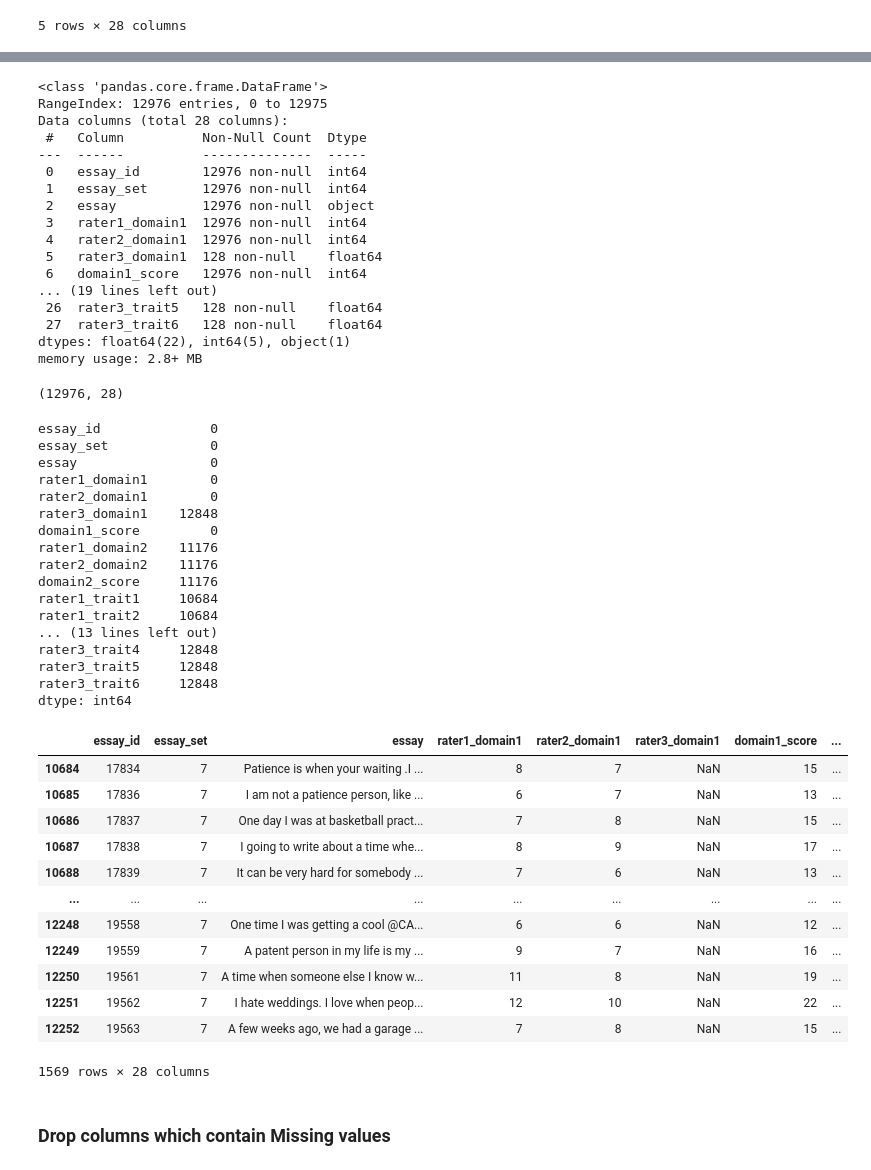
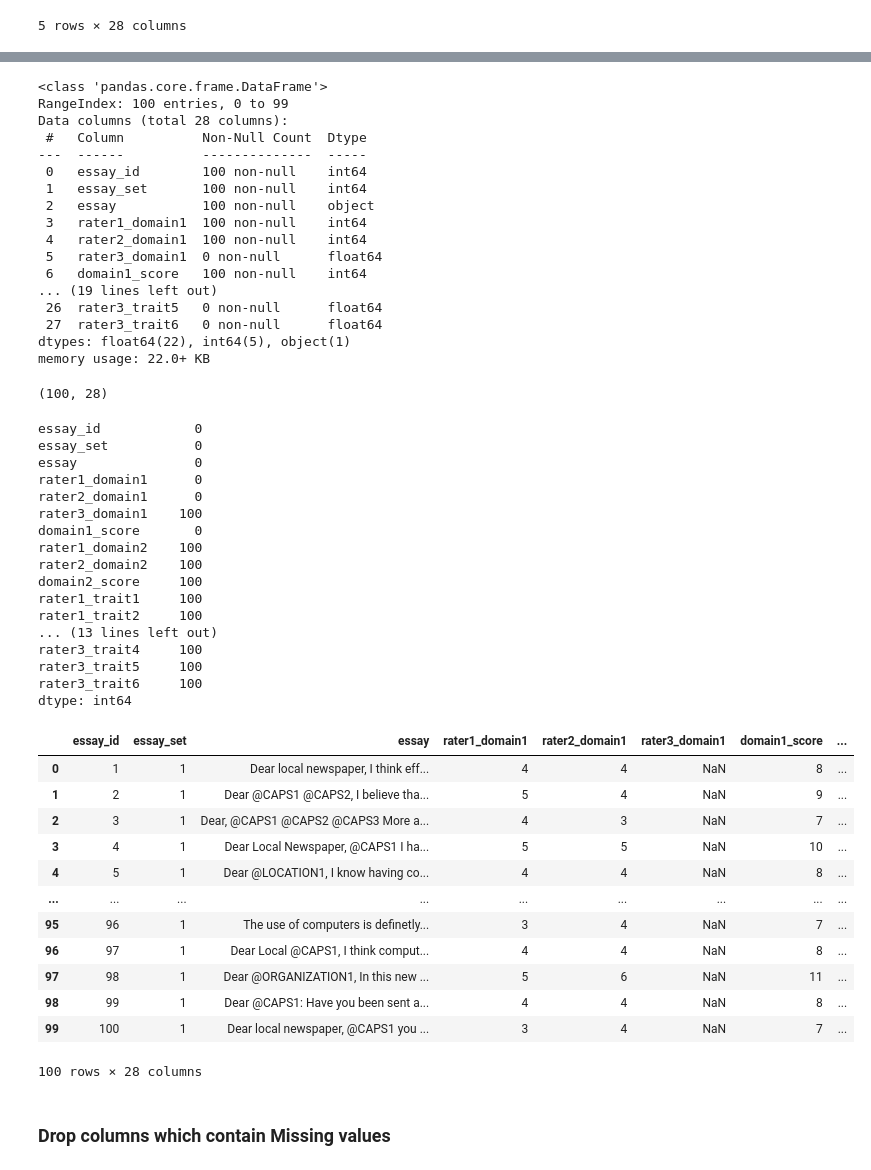
Before and after one commit to cepdnaclk/e18-6sp-Handwritten-Essay-Marking-Software, a Jupyter notebook: 6sp_notebook1.ipynb, the cells around one changed output, grey strips where cells are left out. Cells and saved outputs as stored; diff of their text form; code cells hidden in the pictures.

```diff
--- a/6sp_notebook1.ipynb
+++ b/6sp_notebook1.ipynb
@@ -17,7 +17,7 @@ from nltk.tokenize import word_tokenize
 import warnings
 warnings.filterwarnings("ignore", category=FutureWarning)
 # %%
-df = pd.read_csv("Dataset/training_set_rel3.tsv", sep='\t', encoding='ISO-8859-1')
+df = pd.read_csv("Dataset/training_set_rel4.tsv", sep='\t', encoding='ISO-8859-1')
 df.head()
 # %% [output]
 |  | essay_id | essay_set | essay | rater1_domain1 | rater2_domain1 | rater3_domain1 | domain1_score | ... |
@@ -44,62 +44,62 @@ df.describe()
 df.info()
 # %% [output]
 <class 'pandas.core.frame.DataFrame'>
-RangeIndex: 12976 entries, 0 to 12975
+RangeIndex: 100 entries, 0 to 99
 Data columns (total 28 columns):
  #   Column          Non-Null Count  Dtype
 ---  ------          --------------  -----
- 0   essay_id        12976 non-null  int64
- 1   essay_set       12976 non-null  int64
- 2   essay           12976 non-null  object
- 3   rater1_domain1  12976 non-null  int64
- 4   rater2_domain1  12976 non-null  int64
- 5   rater3_domain1  128 non-null    float64
- 6   domain1_score   12976 non-null  int64
+ 0   essay_id        100 non-null    int64
+ 1   essay_set       100 non-null    int64
+ 2   essay           100 non-null    object
+ 3   rater1_domain1  100 non-null    int64
+ 4   rater2_domain1  100 non-null    int64
+ 5   rater3_domain1  0 non-null      float64
+ 6   domain1_score   100 non-null    int64
 ... (19 lines left out)
- 26  rater3_trait5   128 non-null    float64
- 27  rater3_trait6   128 non-null    float64
+ 26  rater3_trait5   0 non-null      float64
+ 27  rater3_trait6   0 non-null      float64
 dtypes: float64(22), int64(5), object(1)
-memory usage: 2.8+ MB
+memory usage: 22.0+ KB
 # %%
 df.shape
 # %% [output]
-(12976, 28)
+(100, 28)
 # %%
 df.isnull().sum()
 # %% [output]
-essay_id              0
-essay_set             0
-essay                 0
-rater1_domain1        0
-rater2_domain1        0
-rater3_domain1    12848
-domain1_score         0
-rater1_domain2    11176
-rater2_domain2    11176
-domain2_score     11176
-rater1_trait1     10684
-rater1_trait2     10684
+essay_id            0
+essay_set           0
+essay               0
+rater1_domain1      0
+rater2_domain1      0
+rater3_domain1    100
+domain1_score       0
+rater1_domain2    100
+rater2_domain2    100
+domain2_score     100
+rater1_trait1     100
+rater1_trait2     100
 ... (13 lines left out)
-rater3_trait4     12848
-rater3_trait5     12848
-rater3_trait6     12848
+rater3_trait4     100
+rater3_trait5     100
+rater3_trait6     100
 dtype: int64
 # %%
-df[df['essay_set']==7]
+df[df['essay_set']==1]
 # %% [output]
 |  | essay_id | essay_set | essay | rater1_domain1 | rater2_domain1 | rater3_domain1 | domain1_score | ... |
-| 10684 | 17834 | 7 | Patience is when your waiting .I ... | 8 | 7 | NaN | 15 | ... |
-| 10685 | 17836 | 7 | I am not a patience person, like ... | 6 | 7 | NaN | 13 | ... |
-| 10686 | 17837 | 7 | One day I was at basketball pract... | 7 | 8 | NaN | 15 | ... |
-| 10687 | 17838 | 7 | I going to write about a time whe... | 8 | 9 | NaN | 17 | ... |
-| 10688 | 17839 | 7 | It can be very hard for somebody ... | 7 | 6 | NaN | 13 | ... |
+| 0 | 1 | 1 | Dear local newspaper, I think eff... | 4 | 4 | NaN | 8 | ... |
+| 1 | 2 | 1 | Dear @CAPS1 @CAPS2, I believe tha... | 5 | 4 | NaN | 9 | ... |
+| 2 | 3 | 1 | Dear, @CAPS1 @CAPS2 @CAPS3 More a... | 4 | 3 | NaN | 7 | ... |
+| 3 | 4 | 1 | Dear Local Newspaper, @CAPS1 I ha... | 5 | 5 | NaN | 10 | ... |
+| 4 | 5 | 1 | Dear @LOCATION1, I know having co... | 4 | 4 | NaN | 8 | ... |
 | ... | ... | ... | ... | ... | ... | ... | ... | ... |
-| 12248 | 19558 | 7 | One time I was getting a cool @CA... | 6 | 6 | NaN | 12 | ... |
-| 12249 | 19559 | 7 | A patent person in my life is my ... | 9 | 7 | NaN | 16 | ... |
-| 12250 | 19561 | 7 | A time when someone else I know w... | 11 | 8 | NaN | 19 | ... |
-| 12251 | 19562 | 7 | I hate weddings. I love when peop... | 12 | 10 | NaN | 22 | ... |
-| 12252 | 19563 | 7 | A few weeks ago, we had a garage ... | 7 | 8 | NaN | 15 | ... |
+| 95 | 96 | 1 | The use of computers is definetly... | 3 | 4 | NaN | 7 | ... |
+| 96 | 97 | 1 | Dear Local @CAPS1, I think comput... | 4 | 4 | NaN | 8 | ... |
+| 97 | 98 | 1 | Dear @ORGANIZATION1, In this new ... | 5 | 6 | NaN | 11 | ... |
+| 98 | 99 | 1 | Dear @CAPS1: Have you been sent a... | 4 | 4 | NaN | 8 | ... |
+| 99 | 100 | 1 | Dear local newspaper, @CAPS1 you ... | 3 | 4 | NaN | 7 | ... |
-1569 rows × 28 columns
+100 rows × 28 columns
 # %% [markdown]
 ### Drop columns which contain Missing values
 # %%
```
Also changed, not shown: parts of 43 cells of this notebook, 8 other files.
